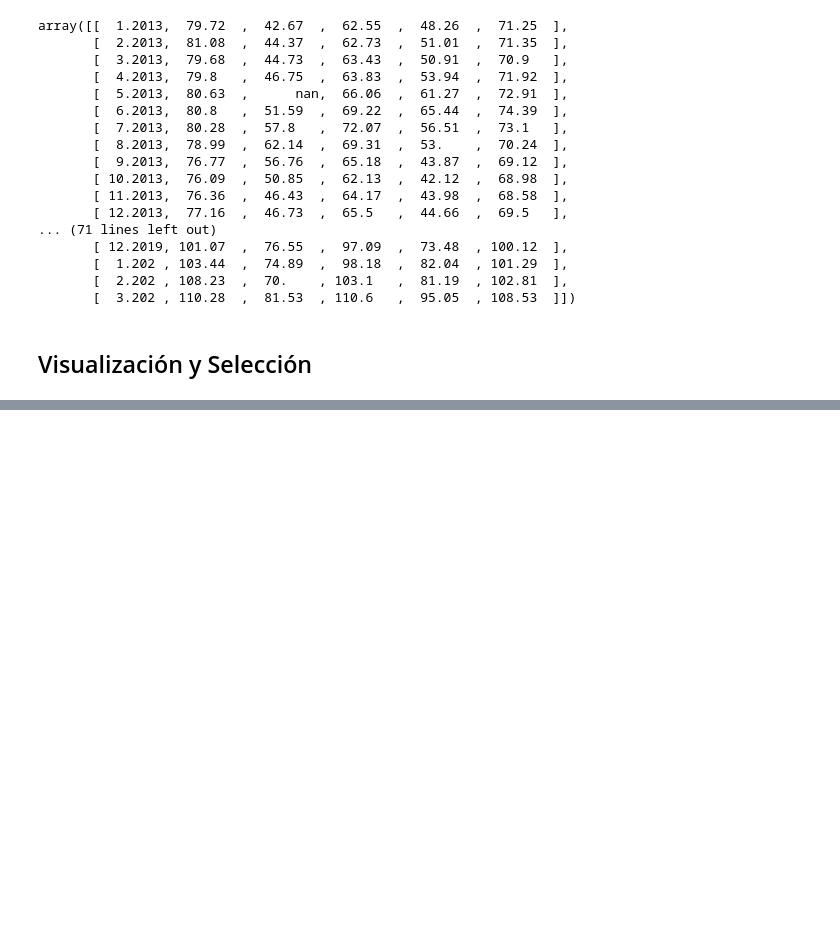
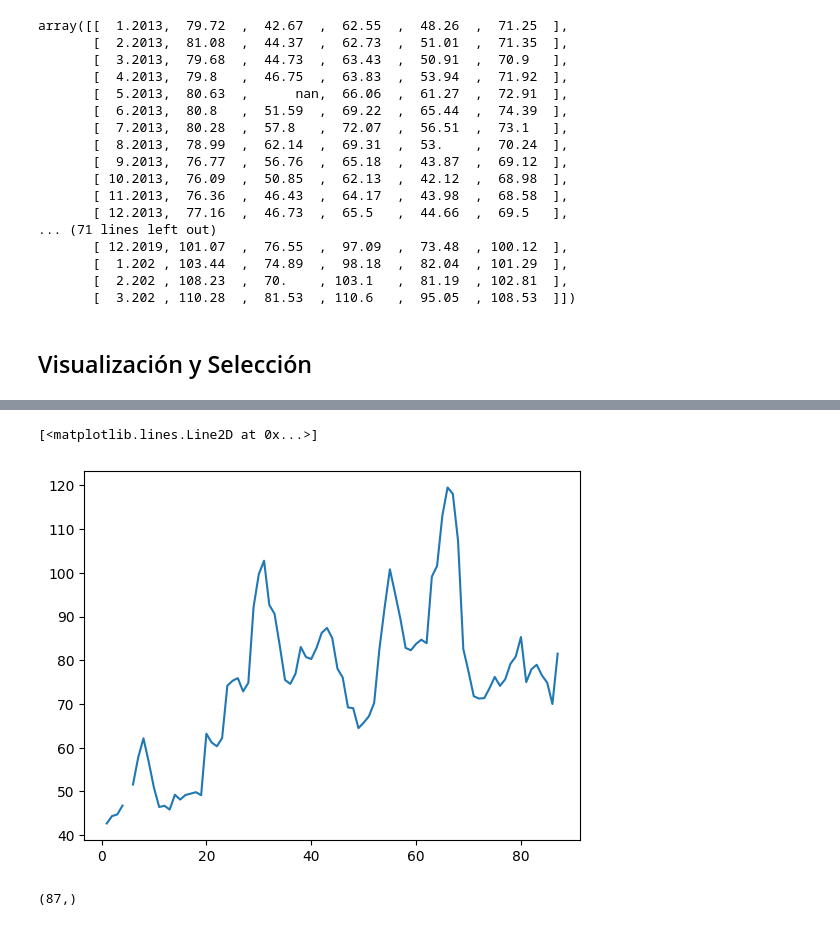
Before and after one commit to evs-11/Numpy-analisis-numerico-eficiente, a Jupyter notebook: Numpy.ipynb, the cells around one changed output, grey strips where cells are left out. Cells and saved outputs as stored; diff of their text form; code cells hidden in the pictures; blank space fills up the shorter version.

```diff
--- a/Numpy.ipynb
+++ b/Numpy.ipynb
@@ -94,0 +162,19 @@ datos_transpuestos = datos.T
+# %%
+# almacenamos los precios de cada una de las ciudades
+
+Moscu = precios[:,0]
+Kaliningrado = precios[:,1]
+Petersburgo = precios[:,2]
+Krasnodar = precios[:,3]
+Ekaterimburgo = precios[:,4]
+# %%
+# precios de las manzanas en Kaliningrado
+plt.plot(fechas,Kaliningrado)
+# %% [output]
+[<matplotlib.lines.Line2D at 0x...>]
+[figure, added]
+# %%
+# comportamiento de precio de precios de 87 meses, muestra un vector de 87 ocurrencias
+Moscu.shape
+# %% [output]
+(87,)
```
Also changed, not shown: parts of 45 cells of this notebook.
